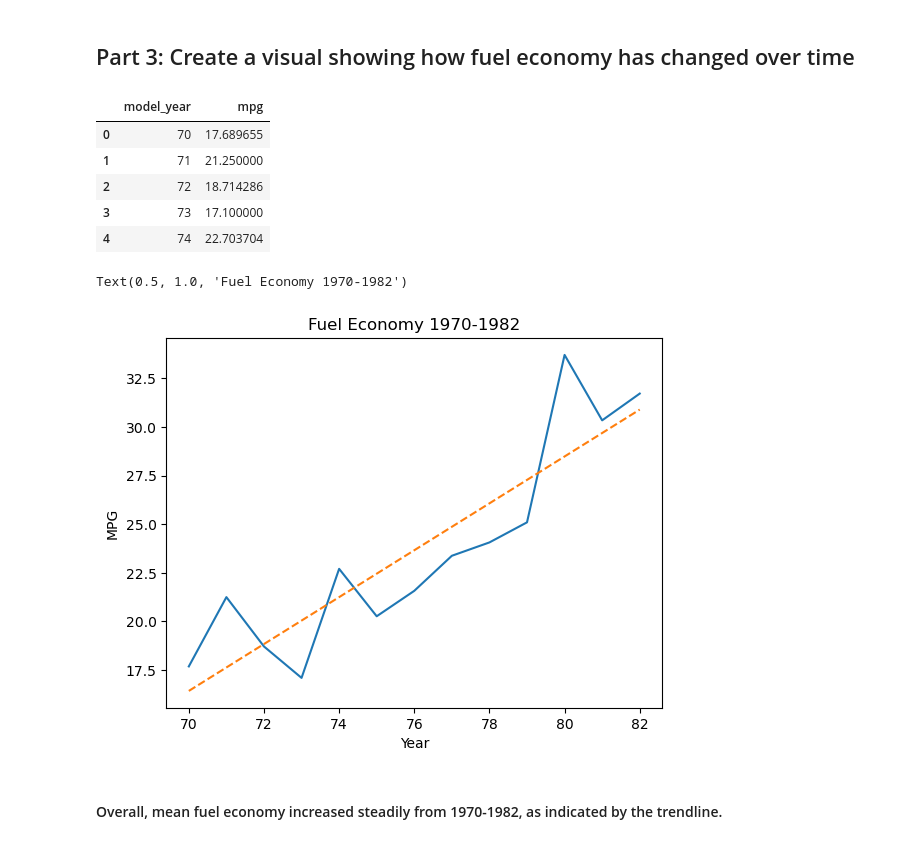
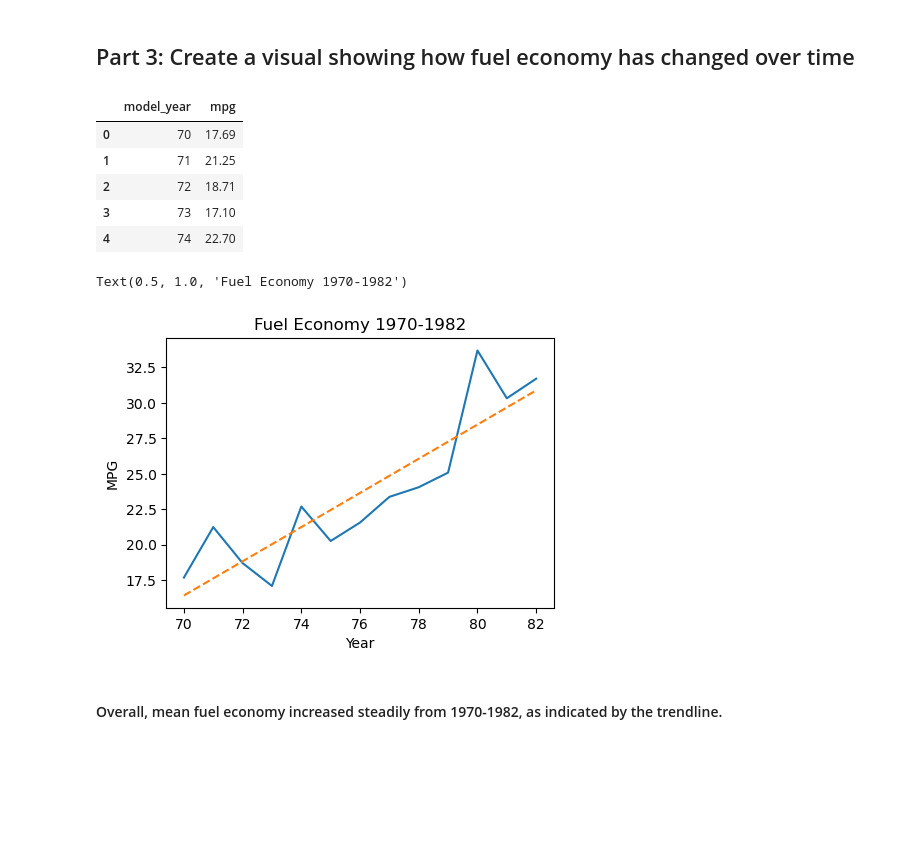
Before and after one commit to rhollinger85/portfolio, a Jupyter notebook: Fuel Economy - Robin Hollinger.ipynb, the cells around one changed output. Cells and saved outputs as stored; diff of their text form; code cells hidden in the pictures; blank space fills up the shorter version.

```diff
--- a/Fuel Economy - Robin Hollinger.ipynb
+++ b/Fuel Economy - Robin Hollinger.ipynb
@@ -47,15 +46,15 @@ mpg.groupby('origin')['mpg'].mean().reset_index().sort_values(by='mpg', ascendin
 ## Part 3: Create a visual showing how fuel economy has changed over time
 # %%
 # Group data by model_year and calculate mean mpg
-byyear = mpg.groupby('model_year')['mpg'].mean().reset_index()
+byyear = round(mpg.groupby('model_year')['mpg'].mean().reset_index(),2)
 byyear.head(5)
 # %% [output]
 |  | model_year | mpg |
-| 0 | 70 | 17.689655 |
-| 1 | 71 | 21.250000 |
-| 2 | 72 | 18.714286 |
-| 3 | 73 | 17.100000 |
-| 4 | 74 | 22.703704 |
+| 0 | 70 | 17.69 |
+| 1 | 71 | 21.25 |
+| 2 | 72 | 18.71 |
+| 3 | 73 | 17.10 |
+| 4 | 74 | 22.70 |
 # %%
 # Import Matplotlib
 import matplotlib.pyplot as plt
@@ -65,22 +64,23 @@ import matplotlib.pyplot as plt
 import numpy as np
 # %%
 # Use Matplotlib to visualize fuel economy over time
+plt.figure(figsize=(5, 3.5))
 plt.plot(byyear.model_year,byyear.mpg,'-')
 
 # Calculate equation for trendline
 z = np.polyfit(byyear.model_year, byyear.mpg, 1)
 p = np.poly1d(z)
 
 # Add trendline to plot
 plt.plot(byyear.model_year, p(byyear.model_year), linestyle="--", label='Trendline')
 
 # Add axis labels and title
 plt.xlabel('Year')
 plt.ylabel('MPG')
 plt.title('Fuel Economy 1970-1982')
 # %% [output]
 Text(0.5, 1.0, 'Fuel Economy 1970-1982')
-[figure, old version]
+[figure, new version]
 # %% [markdown]
 #### Overall, mean fuel economy increased steadily from 1970-1982, as indicated by the trendline.
 # %% [markdown]
```
Also changed, not shown: parts of 9 cells of this notebook.
